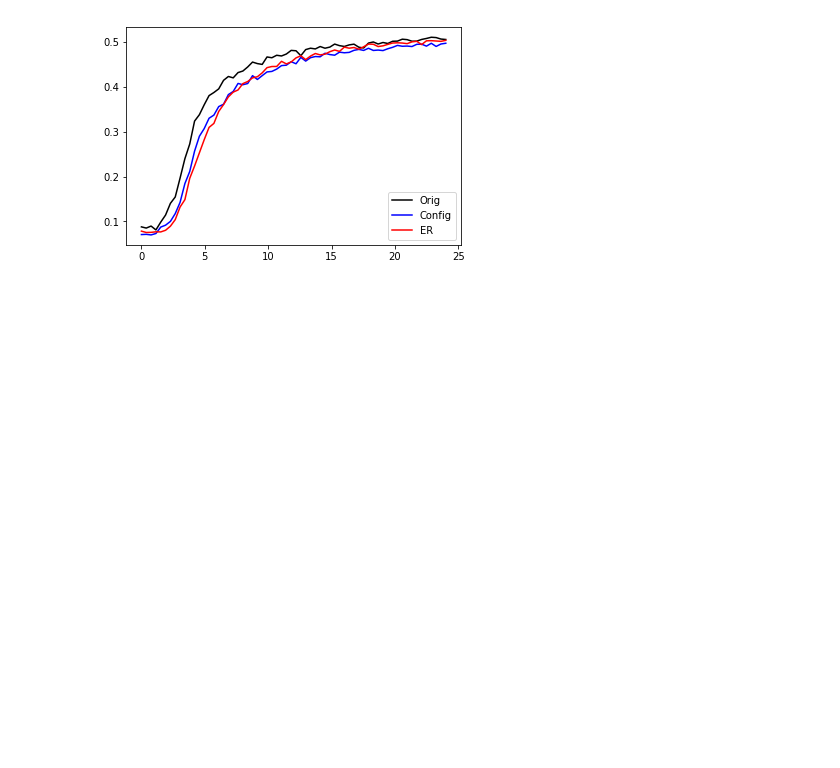
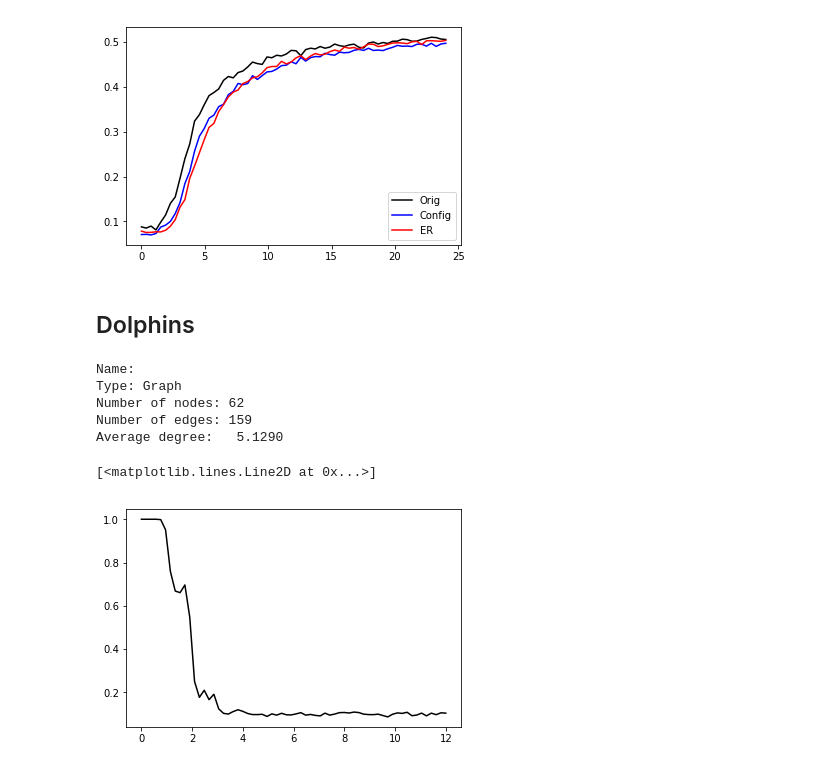
Before and after one commit to muftring/iu-netsci, a Jupyter notebook: week-13/w13_threshold-model_uftring-michael.ipynb, the cells around one changed output. Drawn from its saved outputs; the diff is of its cells as text; code cells hidden in the pictures; blank space fills up the shorter version.

Commit message:
Lab 13: begin analysis of Dolphins network

```diff
--- a/week-13/w13_threshold-model_uftring-michael.ipynb
+++ b/week-13/w13_threshold-model_uftring-michael.ipynb
@@ -293,3 +293,34 @@ plt.plot(stds, [ np.mean([threshold_model(words, MEAN, std)
 plotStddev(words, stds)
 # %% [output]
 [figure]
+# %% [markdown]
+## Dolphins
+# %%
+dolphins = nx.read_pajek("dolphins.net")
+dolphins = nx.Graph(dolphins)
+print(nx.info(dolphins))
+# %% [output]
+Name:
+Type: Graph
+Number of nodes: 62
+Number of edges: 159
+Average degree:   5.1290
+# %%
+graph = dolphins
+stds = np.linspace(0.001, 12.0, 64)
+means = np.linspace(0.0, 12.0, 64)
+deg_seq = list(dict(nx.degree(graph)).values())
+N = len(graph.nodes())
+k = np.mean(list(graph.degree().values()))
+p = probabilityForDegree(N, k)
+# %%
+ITERATIONS = 100
+MEAN = 6.0
+STDDEV = 0.1
+# %%
+plt.plot(means, [ np.mean([threshold_model(graph, mean, STDDEV)
+                           for i in range(ITERATIONS) ])
+                 for mean in means], color='black', label='Orig')
+# %% [output]
+[<matplotlib.lines.Line2D at 0x...>]
+[figure, added]
```
Also changed, not shown: parts of 1 cell of this notebook.
